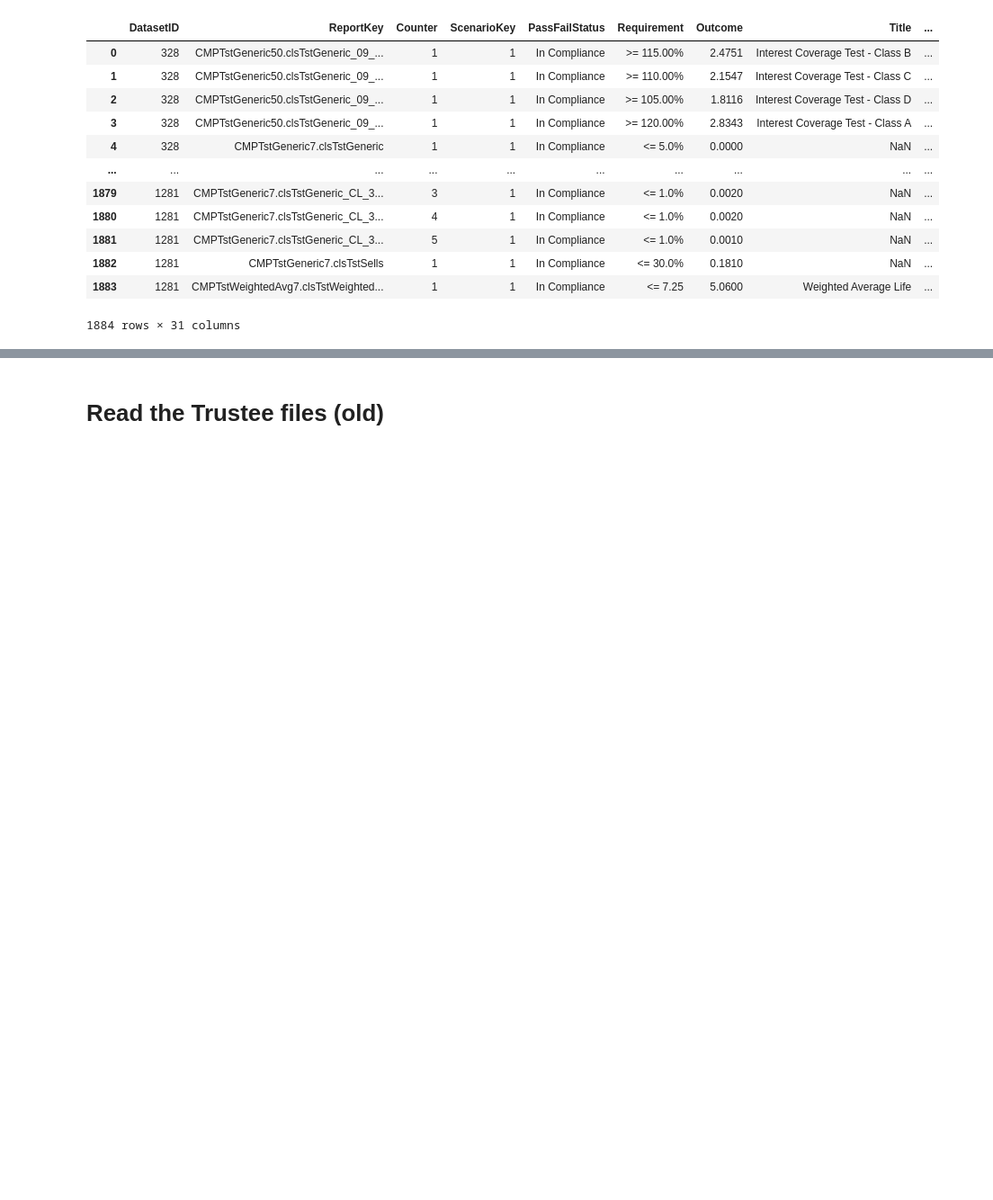
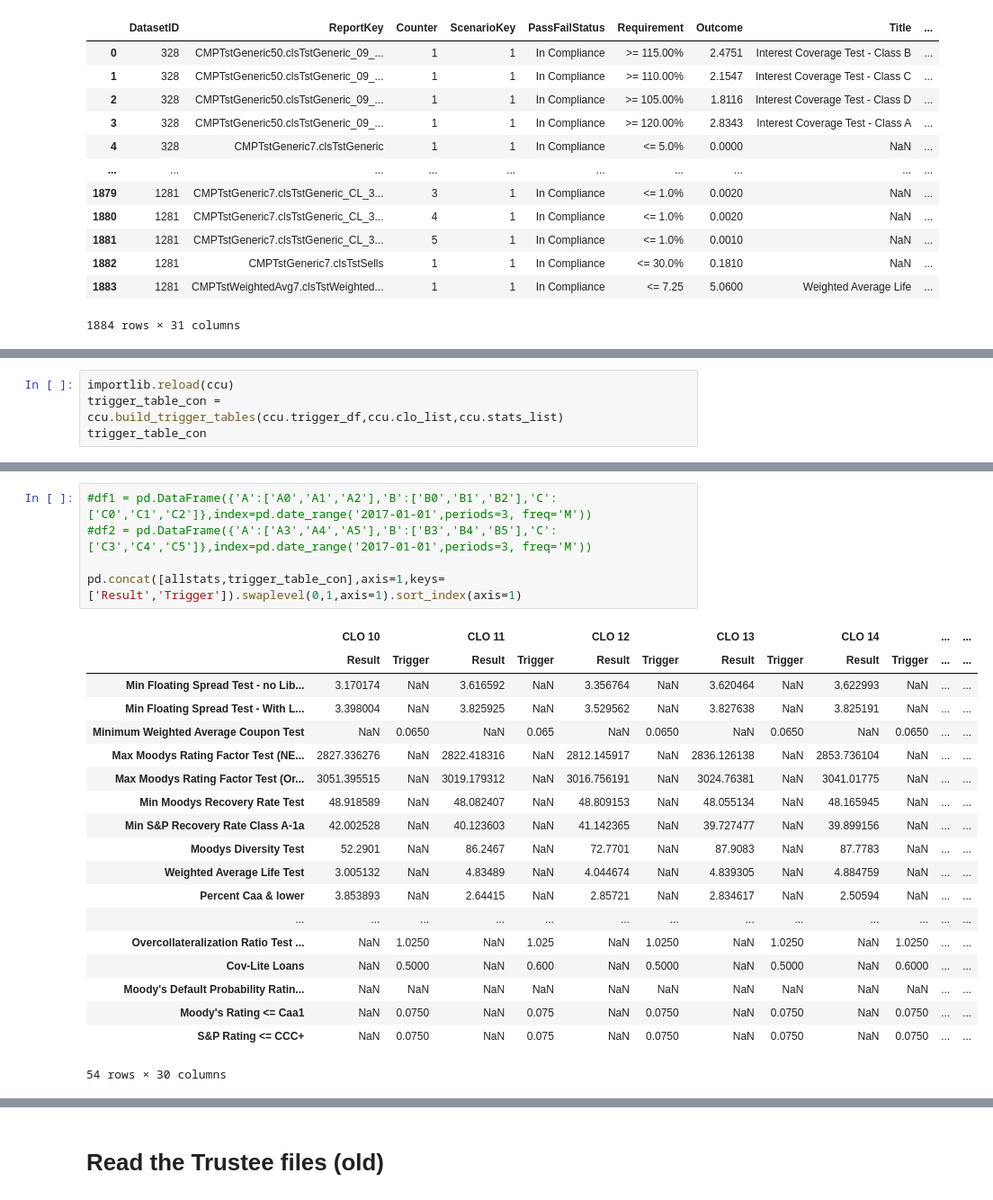
Before and after one commit to joshknechtel-gs/RM-IT, a Jupyter notebook: ComplianceChecks.ipynb, the cells around one changed output, grey strips where cells are left out. Shown at 90% size. Drawn from its saved outputs; the diff is of its cells as text; blank space fills up the shorter version.

```diff
--- a/ComplianceChecks.ipynb
+++ b/ComplianceChecks.ipynb
@@ -2268,0 +764,4 @@ all_stats
+# %%
+importlib.reload(ccu)
+trigger_table_con = ccu.build_trigger_tables(ccu.trigger_df,ccu.clo_list,ccu.stats_list)
+trigger_table_con
@@ -2268,0 +804,25 @@ all_stats
+# %%
+#df1 = pd.DataFrame({'A':['A0','A1','A2'],'B':['B0','B1','B2'],'C':['C0','C1','C2']},index=pd.date_range('2017-01-01',periods=3, freq='M'))
+#df2 = pd.DataFrame({'A':['A3','A4','A5'],'B':['B3','B4','B5'],'C':['C3','C4','C5']},index=pd.date_range('2017-01-01',periods=3, freq='M'))
+
+pd.concat([allstats,trigger_table_con],axis=1,keys=['Result','Trigger']).swaplevel(0,1,axis=1).sort_index(axis=1)
+# %% [output]
+|  | CLO 10 |  | CLO 11 |  | CLO 12 |  | CLO 13 |  | CLO 14 |  | ... | ... |
+|  | Result | Trigger | Result | Trigger | Result | Trigger | Result | Trigger | Result | Trigger | ... | ... |
+| Min Floating Spread Test - no Lib... | 3.170174 | NaN | 3.616592 | NaN | 3.356764 | NaN | 3.620464 | NaN | 3.622993 | NaN | ... | ... |
+| Min Floating Spread Test - With L... | 3.398004 | NaN | 3.825925 | NaN | 3.529562 | NaN | 3.827638 | NaN | 3.825191 | NaN | ... | ... |
+| Minimum Weighted Average Coupon Test | NaN | 0.0650 | NaN | 0.065 | NaN | 0.0650 | NaN | 0.0650 | NaN | 0.0650 | ... | ... |
+| Max Moodys Rating Factor Test (NE... | 2827.336276 | NaN | 2822.418316 | NaN | 2812.145917 | NaN | 2836.126138 | NaN | 2853.736104 | NaN | ... | ... |
+| Max Moodys Rating Factor Test (Or... | 3051.395515 | NaN | 3019.179312 | NaN | 3016.756191 | NaN | 3024.76381 | NaN | 3041.01775 | NaN | ... | ... |
+| Min Moodys Recovery Rate Test | 48.918589 | NaN | 48.082407 | NaN | 48.809153 | NaN | 48.055134 | NaN | 48.165945 | NaN | ... | ... |
+| Min S&P Recovery Rate Class A-1a | 42.002528 | NaN | 40.123603 | NaN | 41.142365 | NaN | 39.727477 | NaN | 39.899156 | NaN | ... | ... |
+| Moodys Diversity Test | 52.2901 | NaN | 86.2467 | NaN | 72.7701 | NaN | 87.9083 | NaN | 87.7783 | NaN | ... | ... |
+| Weighted Average Life Test | 3.005132 | NaN | 4.83489 | NaN | 4.044674 | NaN | 4.839305 | NaN | 4.884759 | NaN | ... | ... |
+| Percent Caa & lower | 3.853893 | NaN | 2.64415 | NaN | 2.85721 | NaN | 2.834617 | NaN | 2.50594 | NaN | ... | ... |
+| ... | ... | ... | ... | ... | ... | ... | ... | ... | ... | ... | ... | ... |
+| Overcollateralization Ratio Test ... | NaN | 1.0250 | NaN | 1.025 | NaN | 1.0250 | NaN | 1.0250 | NaN | 1.0250 | ... | ... |
+| Cov-Lite Loans | NaN | 0.5000 | NaN | 0.600 | NaN | 0.5000 | NaN | 0.5000 | NaN | 0.6000 | ... | ... |
+| Moody's Default Probability Ratin... | NaN | NaN | NaN | NaN | NaN | NaN | NaN | NaN | NaN | NaN | ... | ... |
+| Moody's Rating <= Caa1 | NaN | 0.0750 | NaN | 0.075 | NaN | 0.0750 | NaN | 0.0750 | NaN | 0.0750 | ... | ... |
+| S&P Rating <= CCC+ | NaN | 0.0750 | NaN | 0.075 | NaN | 0.0750 | NaN | 0.0750 | NaN | 0.0750 | ... | ... |
+54 rows × 30 columns
```
Also changed, not shown: parts of 72 cells of this notebook, 1 other file.
